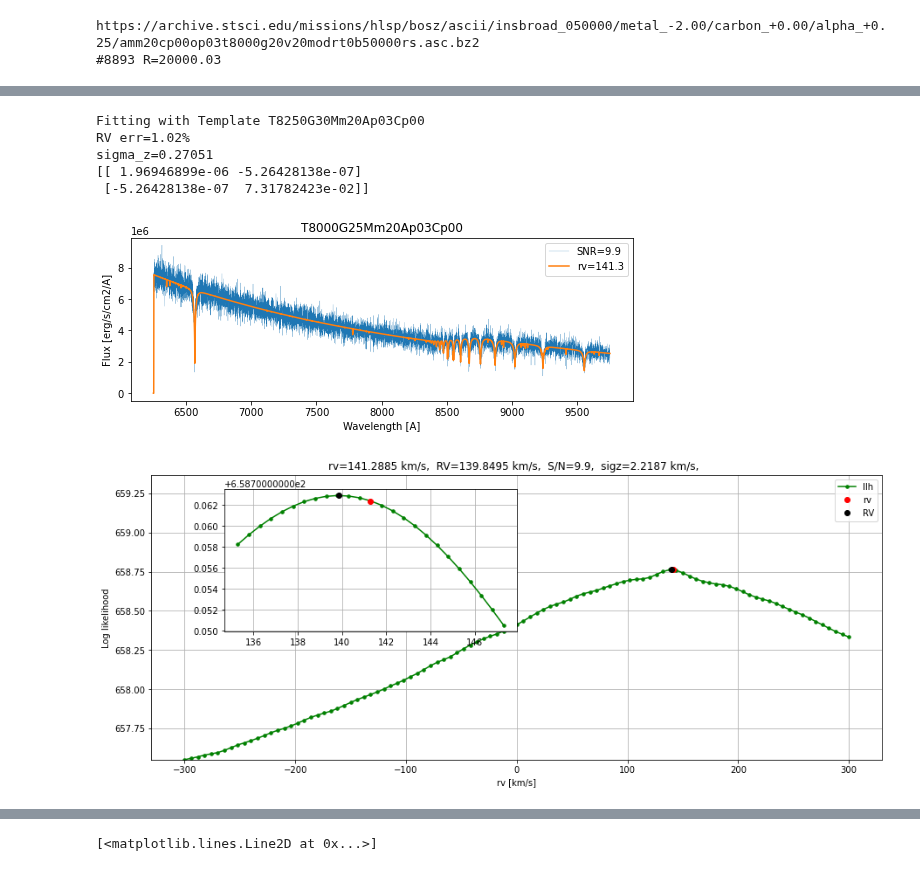
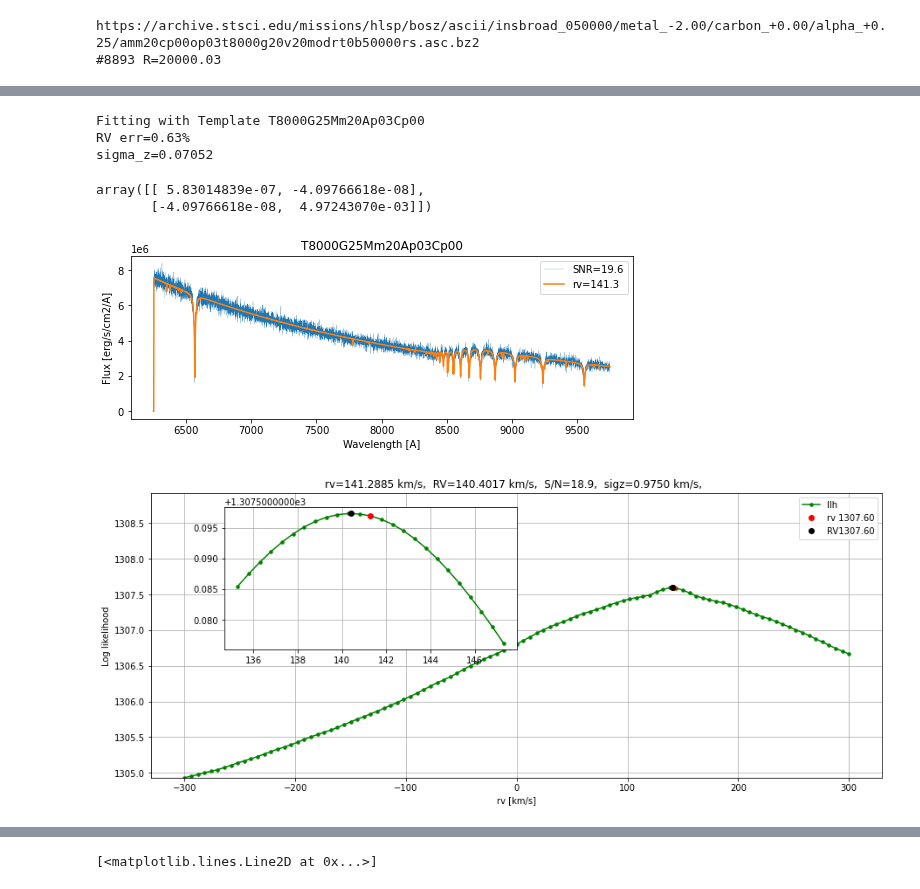
Before and after one commit to ViskaWei/LV, a Jupyter notebook: nb/fisher_viska.ipynb, the cells around one changed output, grey strips where cells are left out. Cells and saved outputs as stored; diff of their text form; code cells hidden in the pictures.

```diff
--- a/nb/fisher_viska.ipynb
+++ b/nb/fisher_viska.ipynb
@@ -84,17 +83,14 @@ sigma_z=0.31824
-# %%
-rv  = 141.28845313
-NL  = 200
-# t0 = f.temps[-1]
-t0=f.temps[-1]
-RV,F = f.testOneRV1(f.flux, t0,rv,NL, pmt0=f.pmt);
-ff = sp.linalg.inv(np.array(F))
-print(ff)
-# %% [output]
-Fitting with Template T8250G30Mm20Ap03Cp00
-RV err=1.02%
-sigma_z=0.27051
-[[ 1.96946899e-06 -5.26428138e-07]
- [-5.26428138e-07  7.31782423e-02]]
-[figure, removed]
-[figure, removed]
+# %%
+sky_mask0 = f.getSkyMask(0.98)
+RV_mask,F_mask = f.testOneRV1(f.flux, t0,rv,NL, pmt0=f.pmt, sky_mask0=sky_mask0);
+ff_mask = sp.linalg.inv(np.array(F_mask))
+ff_mask
+# %% [output]
+Fitting with Template T8000G25Mm20Ap03Cp00
+RV err=0.63%
+sigma_z=0.07052
+array([[ 5.83014839e-07, -4.09766618e-08],
+       [-4.09766618e-08,  4.97243070e-03]])
+[figure, added]
+[figure, added]
 # %%
```
Also changed, not shown: parts of 18 cells of this notebook, 9 other files.
